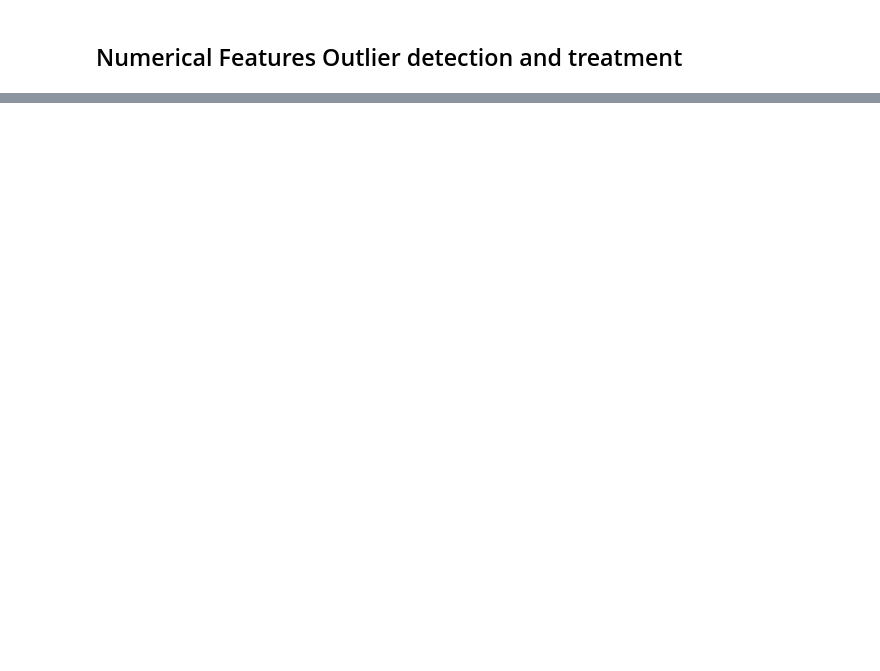
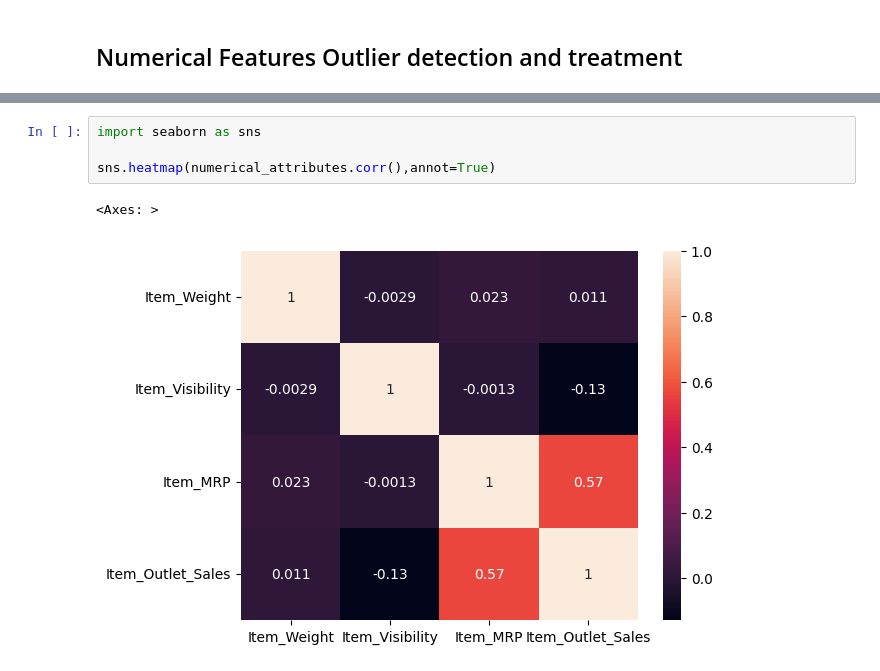
Before and after one commit to Gourav052003/Data-Driven-Sales-Forecasting-for-Big-Mart-Retail-Outlets, a Jupyter notebook: Big-Mart-Sales-Prediction.ipynb, the cells around one changed output, grey strips where cells are left out. Drawn from its saved outputs; the diff is of its cells as text; blank space fills up the shorter version.

```diff
--- a/Big-Mart-Sales-Prediction.ipynb
+++ b/Big-Mart-Sales-Prediction.ipynb
@@ -483,0 +463,7 @@ for idx,col in enumerate(columns):
+# %%
+import seaborn as sns
+
+sns.heatmap(numerical_attributes.corr(),annot=True)
+# %% [output]
+<Axes: >
+[figure, added]
```
Also changed, not shown: parts of 30 cells of this notebook.
